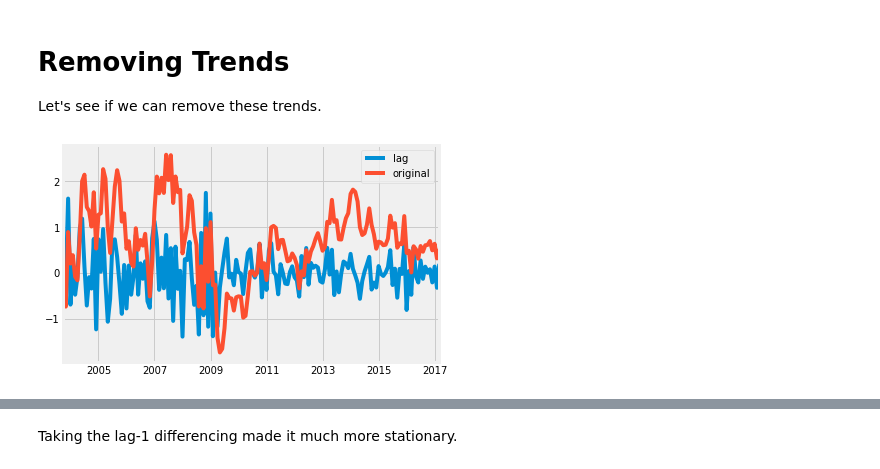
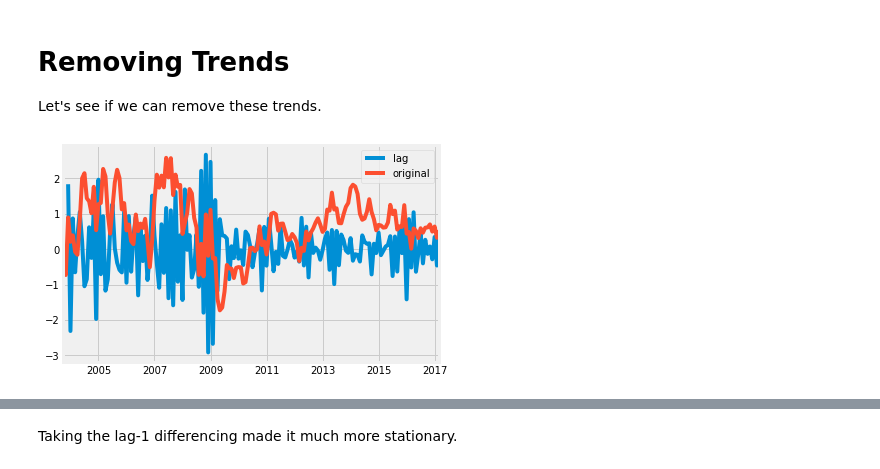
Before and after one commit to stereopickle/real_estate_prediction, a Jupyter notebook: 010.Exploratory_Data_Analysis.ipynb, the cells around one changed output, grey strips where cells are left out. Drawn from its saved outputs; the diff is of its cells as text; code cells hidden in the pictures.

```diff
--- a/010.Exploratory_Data_Analysis.ipynb
+++ b/010.Exploratory_Data_Analysis.ipynb
@@ -228,12 +227,13 @@ All of our data shows strong seasonality and some level of trends. Let's see if
 Let's see if we can remove these trends.
 # %%
 diff_df = trdf.diff()
+diff_df2 = diff_df.diff()
 # %%
 plt.figure(figsize = (6, 4))
-diff_df[select_zipcodes[0]].plot(label = 'lag')
+diff_df2[select_zipcodes[0]].plot(label = 'lag')
 trdf[select_zipcodes[0]].plot(label = 'original')
 plt.legend()
 plt.show()
 # %% [output]
-[figure, old version]
+[figure, new version]
 # %%
```
Also changed, not shown: parts of 3 cells of this notebook.
